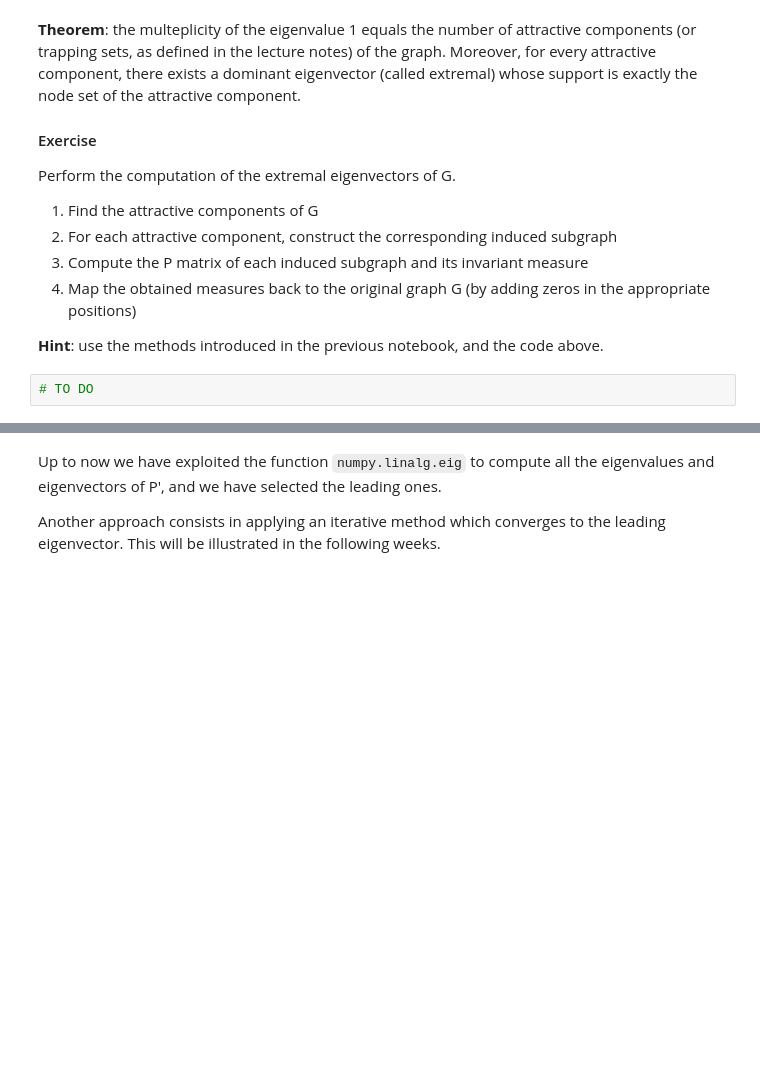
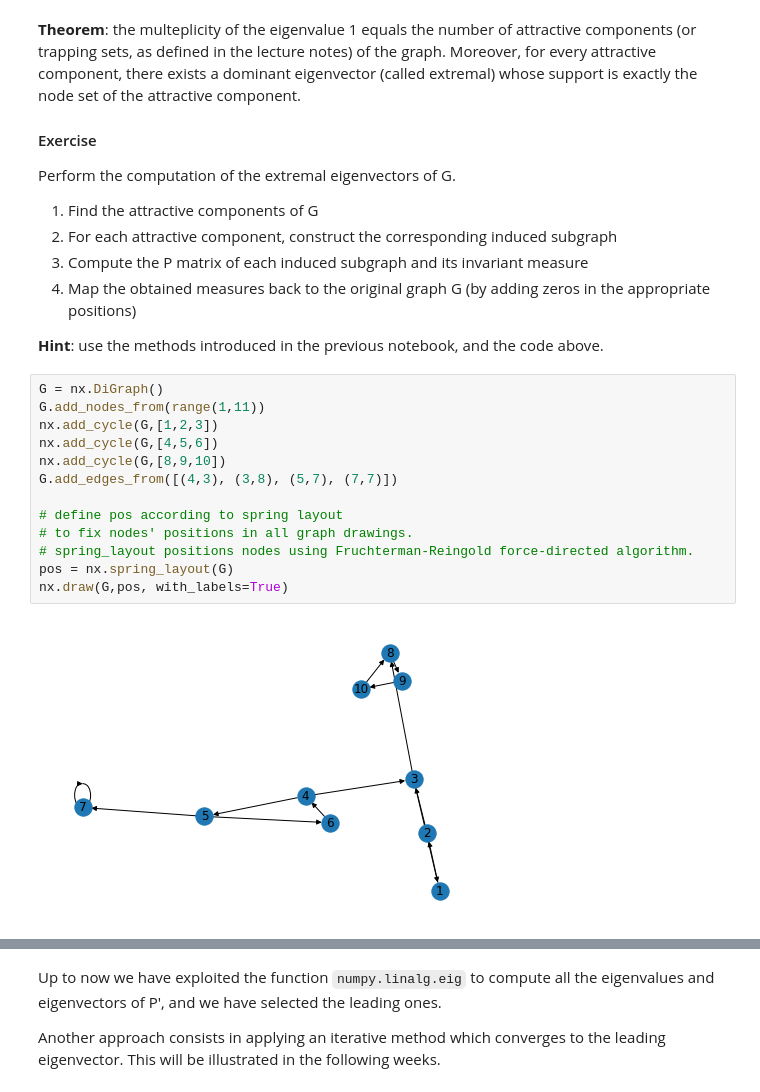
Before and after one commit to antonioalbanese/NetworkDynamicsAndLearning, a Jupyter notebook: Labs/Lab01.ipynb, the cells around one changed output, grey strips where cells are left out. Drawn from its saved outputs; the diff is of its cells as text; blank space fills up the shorter version.

```diff
--- a/Labs/Lab01.ipynb
+++ b/Labs/Lab01.ipynb
@@ -351,5 +529,18 @@ Perform the computation of the extremal eigenvectors of G.
 4. Map the obtained measures back to the original graph G (by adding zeros in the appropriate positions)
 
 **Hint**: use the methods introduced in the previous notebook, and the code above.
-# %%
-# TO DO
+# %%
+G = nx.DiGraph()
+G.add_nodes_from(range(1,11))
+nx.add_cycle(G,[1,2,3])
+nx.add_cycle(G,[4,5,6])
+nx.add_cycle(G,[8,9,10])
+G.add_edges_from([(4,3), (3,8), (5,7), (7,7)])
+
+# define pos according to spring layout
+# to fix nodes' positions in all graph drawings.
+# spring_layout positions nodes using Fruchterman-Reingold force-directed algorithm.
+pos = nx.spring_layout(G)
+nx.draw(G,pos, with_labels=True)
+# %% [output]
+[figure, added]
```
Also changed, not shown: parts of 39 cells of this notebook.
